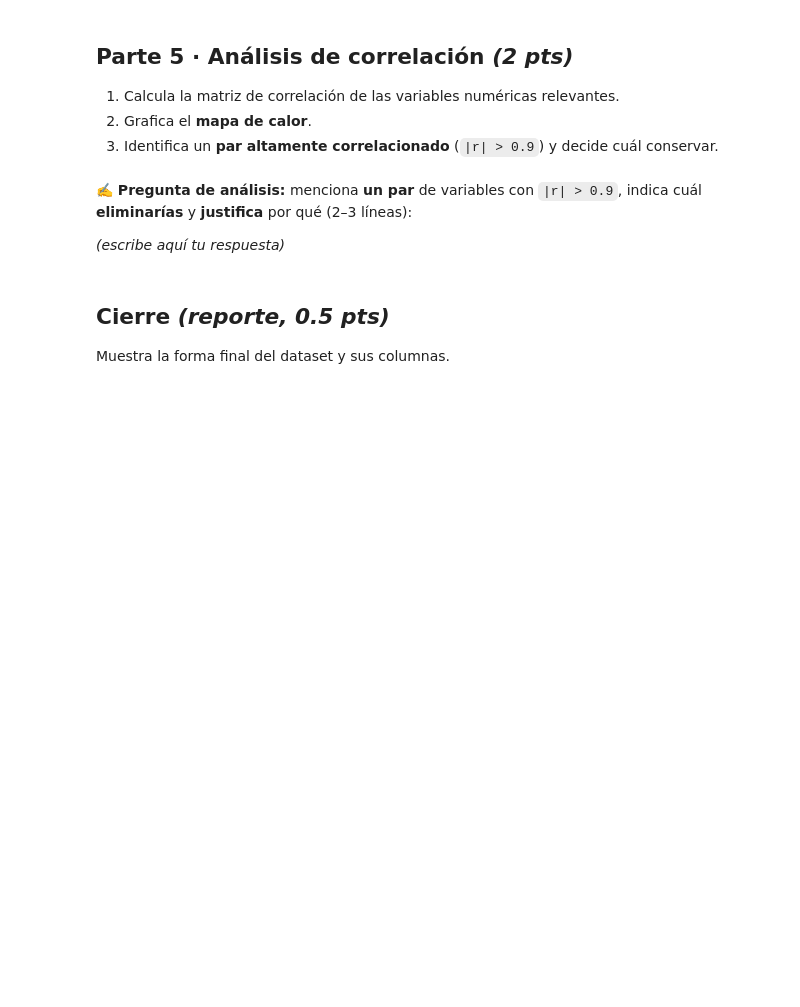
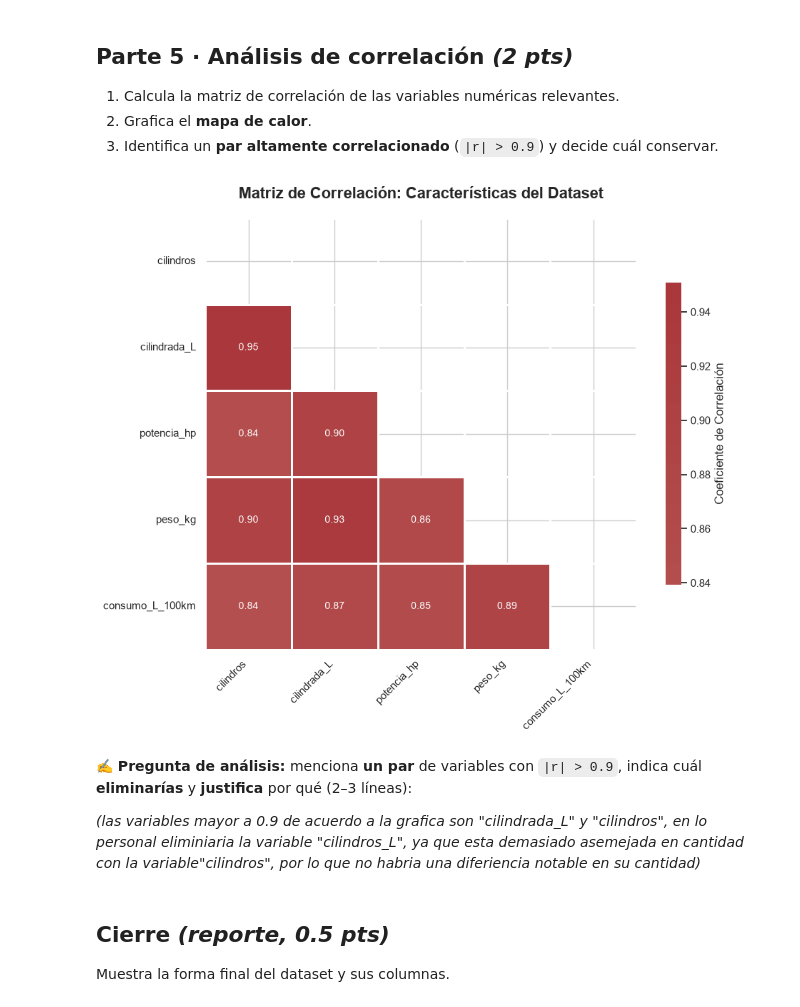
Before and after one commit to robertogurrola17-cmyk/practicas_IA, a Jupyter notebook: tarea1_ingestion_preparacion_datos/Tarea3.1_Ingestion_Datos_ALUMNO.ipynb, the cells around one changed output. Saved outputs shown, nothing was run; the diff lists cells and outputs as text; code cells hidden in the pictures; blank space fills up the shorter version.

Commit message:
tarea_1
realizacion de tarea 1 de acuerdo al tema de ingestion de datos

```diff
--- a/tarea1_ingestion_preparacion_datos/Tarea3.1_Ingestion_Datos_ALUMNO.ipynb
+++ b/tarea1_ingestion_preparacion_datos/Tarea3.1_Ingestion_Datos_ALUMNO.ipynb
@@ -81,14 +84,18 @@ df[['name', 'region', 'peso_kg', 'consumo_L_100km']].head()
 3. **Diseña tú una característica nueva** con sentido automotriz (por ejemplo, peso por cilindro,
    una bandera `es_importado`, etc.) y explícala en la celda de texto.
 # %%
-# TODO: marca normalizada
-correcciones = { ... }             # completa el diccionario
-df['marca'] = ...                  # df['name'].str.split().str[0].replace(correcciones)
 
-# TODO: relación potencia-peso
-df['relacion_pot_peso'] = ...
+# Diccionario de normalización de marcas (mapeo basado en reglas)
+correcciones = {
+    'chevroelt': 'chevrolet', 'chevy': 'chevrolet', 'maxda': 'mazda',
+    'toyouta': 'toyota', 'vw': 'volkswagen', 'vokswagen': 'volkswagen',
+    'mercedes-benz': 'mercedes'
+}
+df['marca'] = df['nombre'].str.split().str[0].replace(correcciones)
 
-# TODO: TU característica nueva
-df['mi_feature'] = ...
 
-df[['name', 'marca', 'relacion_pot_peso', 'mi_feature']].head()
+df['relacion_pot_peso']  = (df['potencia_hp'] / df['peso_kg']).round(4)
+df['cilindrada_por_cil'] = (df['cilindrada_L'] / df['cilindros']).round(3)
+
+df[['nombre', 'potencia_hp', 'peso_kg', 'relacion_pot_peso',
+    'cilindrada_por_cil', ]].head()
@@ -102,20 +116,50 @@ _(escribe aquí tu respuesta)_
 2. Grafica el **mapa de calor**.
 3. Identifica un **par altamente correlacionado** (`|r| > 0.9`) y decide cuál conservar.
 # %%
-num = ['mpg', 'cylinders', 'horsepower', 'peso_kg', 'consumo_L_100km']   # puedes ajustar
-corr = ...                         # df[num].corr()
 
-# TODO: mapa de calor con seaborn (usa annot=True, cmap='coolwarm')
-plt.figure(figsize=(7, 5))
-...                                # sns.heatmap(...)
-plt.title('Matriz de correlación')
+num = ['cilindros', 'cilindrada_L', 'potencia_hp',
+       'peso_kg', 'consumo_L_100km']
+corr = df[num].corr()
+corr.round(2)
+
+mask = np.triu(np.ones_like(corr, dtype=bool))
+
+# 2. Ajustar el tamaño para que respire mejor
+plt.figure(figsize=(10, 8))
+
+# 3. Crear una paleta de colores divergente más suave y elegante
+cmap = sns.diverging_palette(230, 20, as_cmap=True)
+
+# 4. Generar el heatmap con los nuevos ajustes
+sns.heatmap(corr,
+            mask=mask,
+            annot=True,
+            fmt='.2f',
+            cmap=sns.color_palette("vlag", as_cmap=True),
+            center=0,
+            square=True,
+            linewidths=1,           # Líneas de separación un poco más gruesas
+            linecolor='white',      # Color de separación en blanco para un look limpio
+            cbar_kws={'shrink': .7, 'label': 'Coeficiente de Correlación'}, # Etiqueta en la barra derecha
+            annot_kws={'size': 10, 'weight': '500'}) # Números más legibles
+
+# 5. Título de la gráfica
+plt.title('Matriz de Correlación: Características del Dataset',
+          fontsize=16, fontweight='bold', pad=20)
+
+# Rotar etiquetas para que no se encimen
+plt.xticks(rotation=45, ha='right', fontsize=11)
+plt.yticks(rotation=0, fontsize=11)
+
 plt.tight_layout()
 plt.show()
+# %% [output]
+[figure, added]
 # %% [markdown]
 **✍️ Pregunta de análisis:** menciona **un par** de variables con `|r| > 0.9`, indica cuál
 **eliminarías** y **justifica** por qué (2–3 líneas):
 
-_(escribe aquí tu respuesta)_
+_(las variables mayor a 0.9 de acuerdo a la grafica son "cilindrada_L" y "cilindros", en lo personal eliminiaria la variable "cilindros_L", ya que esta demasiado asemejada en cantidad con la variable"cilindros", por lo que no habria una diferiencia notable en su cantidad)_
 # %% [markdown]
 ## Cierre  *(reporte, 0.5 pts)*
 Muestra la forma final del dataset y sus columnas.
```
Also changed, not shown: parts of 6 cells of this notebook, 1 other file.
